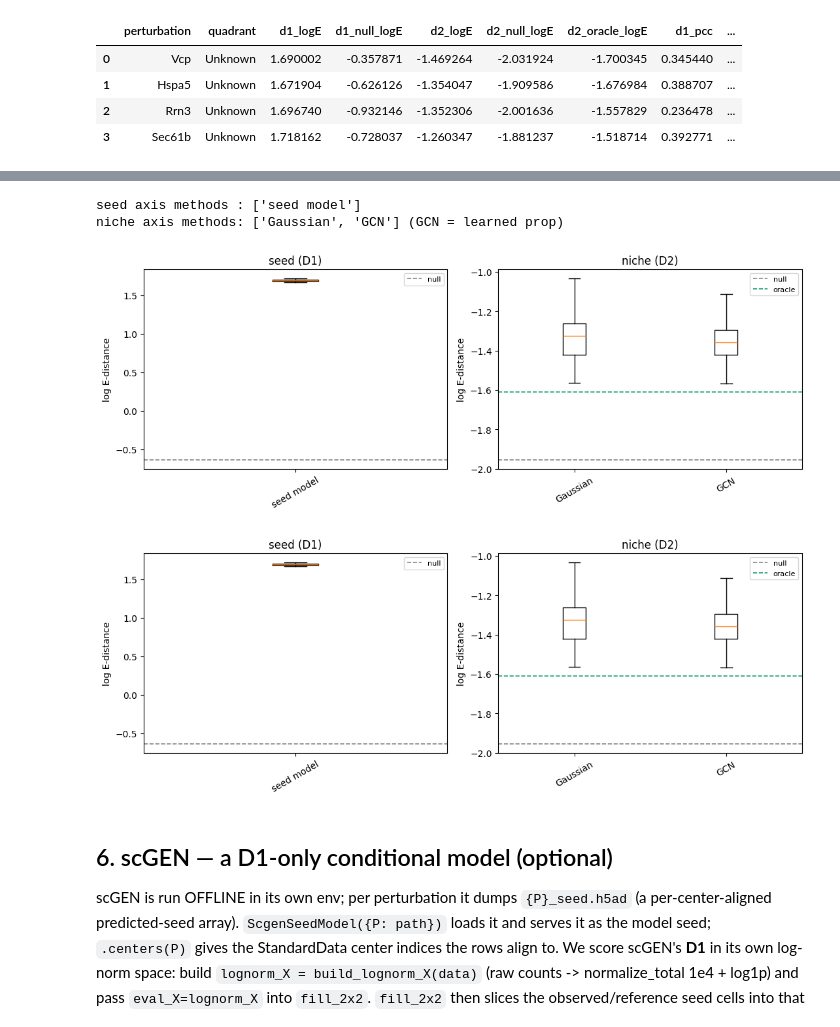
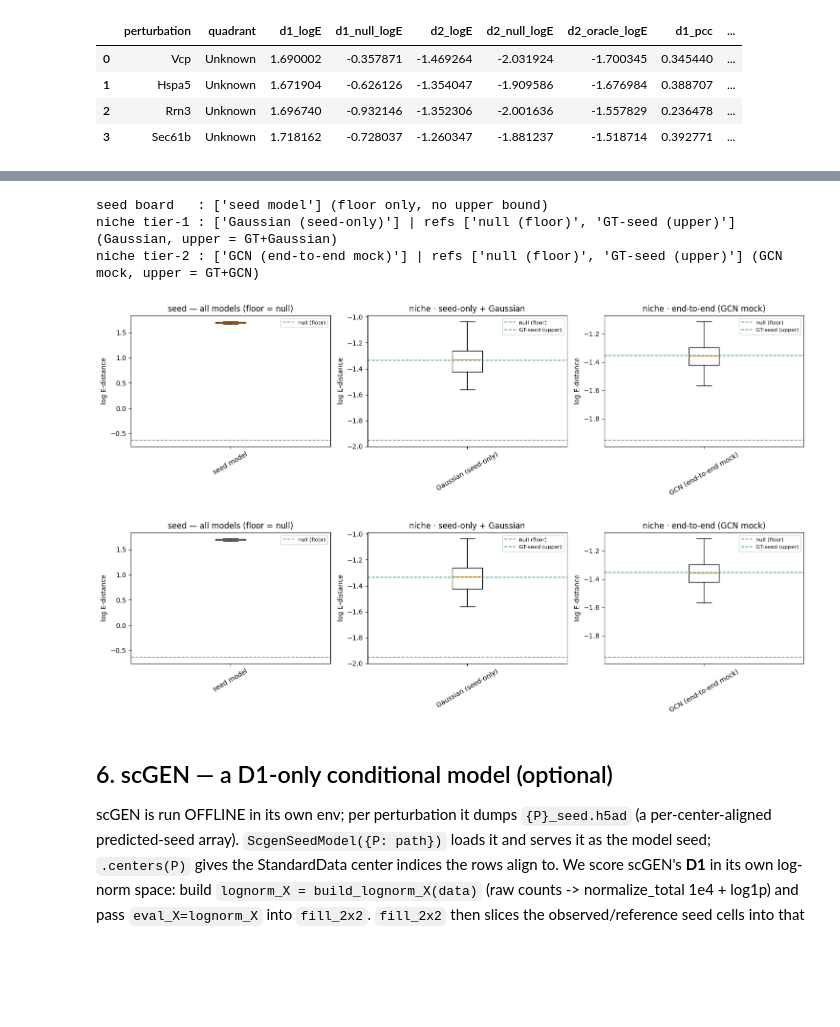
Before and after one commit to cz3900/sp-perturb-benchmark, a Jupyter notebook: notebooks/run_benchmark.executed.ipynb, the cells around one changed output, grey strips where cells are left out. Saved outputs shown, nothing was run; the diff lists cells and outputs as text; code cells hidden in the pictures; blank space fills up the shorter version.

```diff
--- a/notebooks/run_benchmark.executed.ipynb
+++ b/notebooks/run_benchmark.executed.ipynb
@@ -206,16 +210,19 @@ Mirrors the CONCERT-style figure: **one box per method**, where the box = that m
 # %%
-from spbench.plotting import plot_seed_prop, collect_seed_samples, collect_prop_samples
+from spbench.plotting import plot_seed_prop, collect_seed_samples, collect_niche_tier
 fig = plot_seed_prop(res)
 fig.savefig('seed_prop_methods.png', dpi=130, bbox_inches='tight')
-_sb, _ = collect_seed_samples(res); _pb, _ = collect_prop_samples(res)
-print('seed axis methods :', list(_sb))
-print('niche axis methods:', list(_pb), '(GCN = learned prop)')
+_sb, _ = collect_seed_samples(res)
+_b1, _d1 = collect_niche_tier(res, 'base'); _b2, _d2 = collect_niche_tier(res, 'learned')
+print('seed board   :', list(_sb), '(floor only, no upper bound)')
+print('niche tier-1 :', list(_b1), '| refs', list(_d1), '(Gaussian, upper = GT+Gaussian)')
+print('niche tier-2 :', list(_b2), '| refs', list(_d2), '(GCN mock, upper = GT+GCN)')
 fig
 # %% [output]
-seed axis methods : ['seed model']
-niche axis methods: ['Gaussian', 'GCN'] (GCN = learned prop)
+seed board   : ['seed model'] (floor only, no upper bound)
+niche tier-1 : ['Gaussian (seed-only)'] | refs ['null (floor)', 'GT-seed (upper)'] (Gaussian, upper = GT+Gaussian)
+niche tier-2 : ['GCN (end-to-end mock)'] | refs ['null (floor)', 'GT-seed (upper)'] (GCN mock, upper = GT+GCN)
-[figure, old version]
+[figure, new version]
-[figure, old version]
+[figure, new version]
 # %% [markdown]
 ## 6. scGEN — a D1-only conditional model (optional)
 scGEN is run OFFLINE in its own env; per perturbation it dumps `{P}_seed.h5ad` (a per-center-aligned predicted-seed array). `ScgenSeedModel({P: path})` loads it and serves it as the model seed; `.centers(P)` gives the StandardData center indices the rows align to. We score scGEN's **D1** in its own log-norm space: build `lognorm_X = build_lognorm_X(data)` (raw counts -> normalize_total 1e4 + log1p) and pass `eval_X=lognorm_X` into `fill_2x2`. `fill_2x2` then slices the observed/reference seed cells into that same matrix (the three are co-spaced) and carries `eval_X=None` downstream, so `evaluate_seed(niches)` scores fairly.
```
Also changed, not shown: parts of 2 cells of this notebook, 1 other file.
